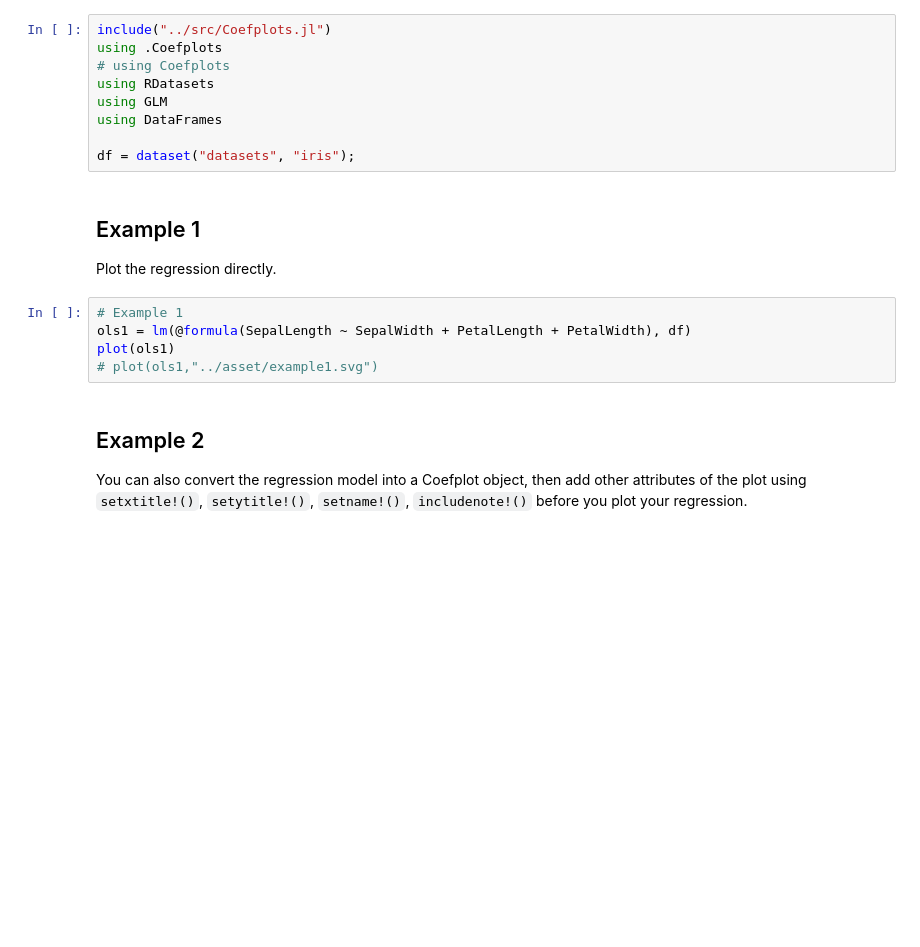
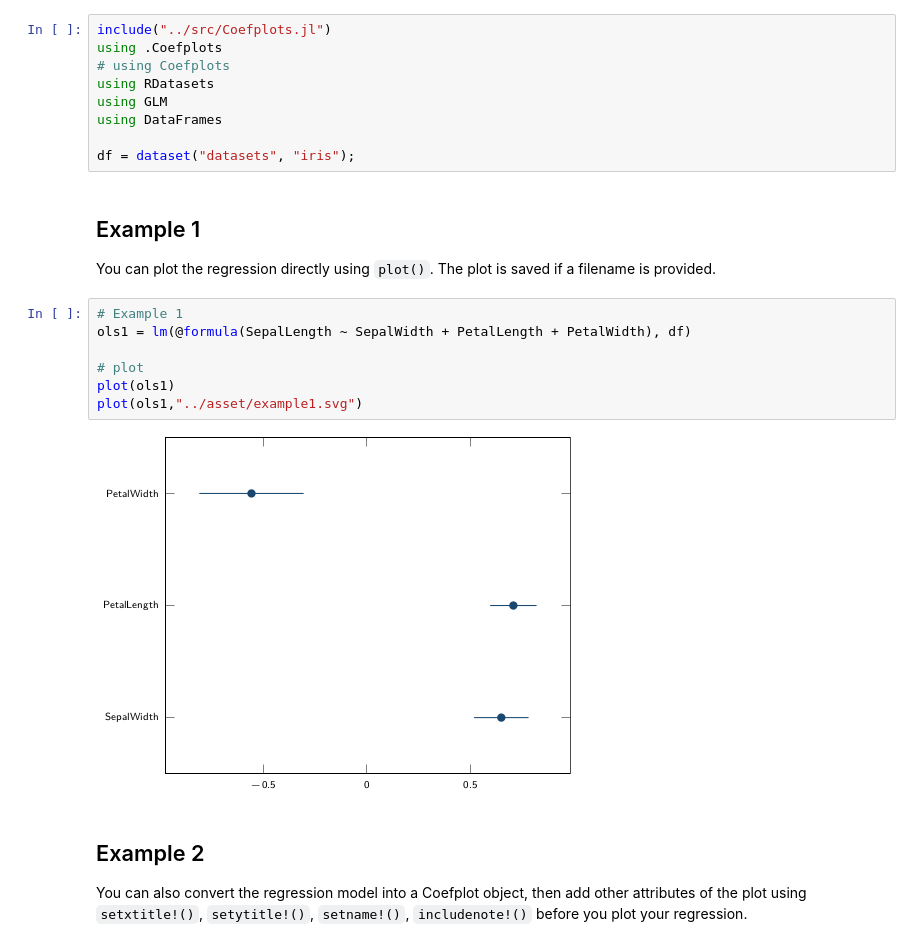
Before and after one commit to caibengbu/Coefplots.jl, a Jupyter notebook: examples/quick_start.ipynb, the cells around one changed output. Drawn from its saved outputs; the diff is of its cells as text; blank space fills up the shorter version.

Commit message:
move tutorial to examples

```diff
--- a/examples/quick_start.ipynb
+++ b/examples/quick_start.ipynb
@@ -11,14 +11,18 @@ using GLM
 using DataFrames
 
 df = dataset("datasets", "iris");
-# %% [markdown]
-## Example 1
-Plot the regression directly.
+# %% [markdown]
+## Example 1
+You can plot the regression directly using `plot()`. The plot is saved if a filename is provided.
 # %%
 # Example 1
 ols1 = lm(@formula(SepalLength ~ SepalWidth + PetalLength + PetalWidth), df)
+
+# plot
 plot(ols1)
-# plot(ols1,"../asset/example1.svg")
+plot(ols1,"../asset/example1.svg")
+# %% [output]
+[figure, added]
 # %% [markdown]
 ## Example 2
 You can also convert the regression model into a Coefplot object, then add other attributes of the plot using `setxtitle!()`, `setytitle!()`, `setname!()`, `includenote!()` before you plot your regression.
```
Also changed, not shown: parts of 8 cells of this notebook, 4 other files.
